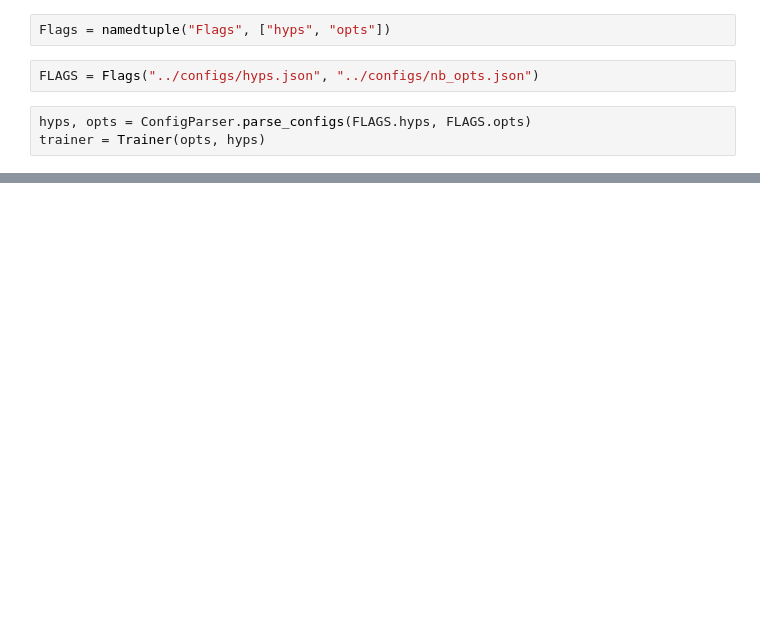
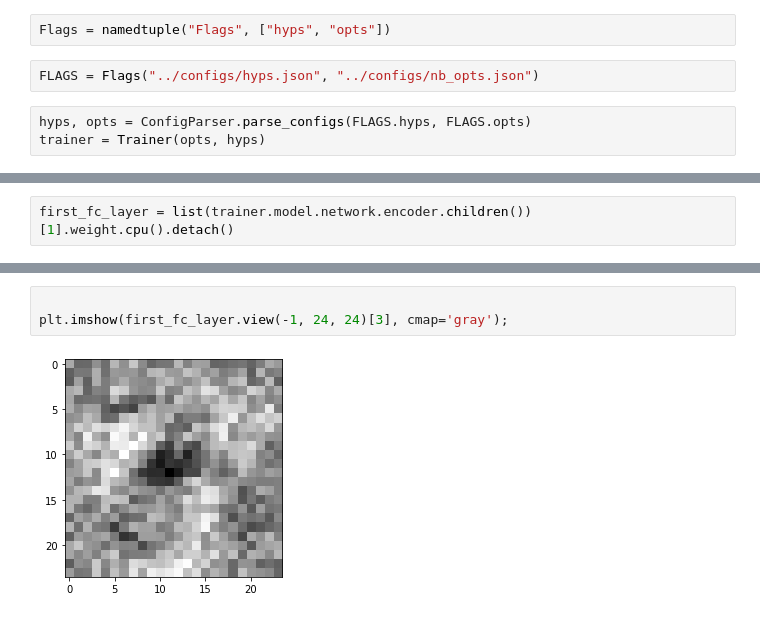
Before and after one commit to ajkdrag/PyTorch-SDAE, a Jupyter notebook: notebooks/basic_ae.ipynb, the cells around one changed output, grey strips where cells are left out. Saved outputs shown, nothing was run; the diff lists cells and outputs as text; blank space fills up the shorter version.

```diff
--- a/notebooks/basic_ae.ipynb
+++ b/notebooks/basic_ae.ipynb
@@ -50,0 +51,2 @@ cuda:0 torch.Size([64, 1, 24, 24])
+# %%
+first_fc_layer = list(trainer.model.network.encoder.children())[1].weight.cpu().detach()
@@ -50,0 +57,5 @@ cuda:0 torch.Size([64, 1, 24, 24])
+# %%
+
+plt.imshow(first_fc_layer.view(-1, 24, 24)[3], cmap='gray');
+# %% [output]
+[figure, added]
```
Also changed, not shown: parts of 7 cells of this notebook, 9 other files.
